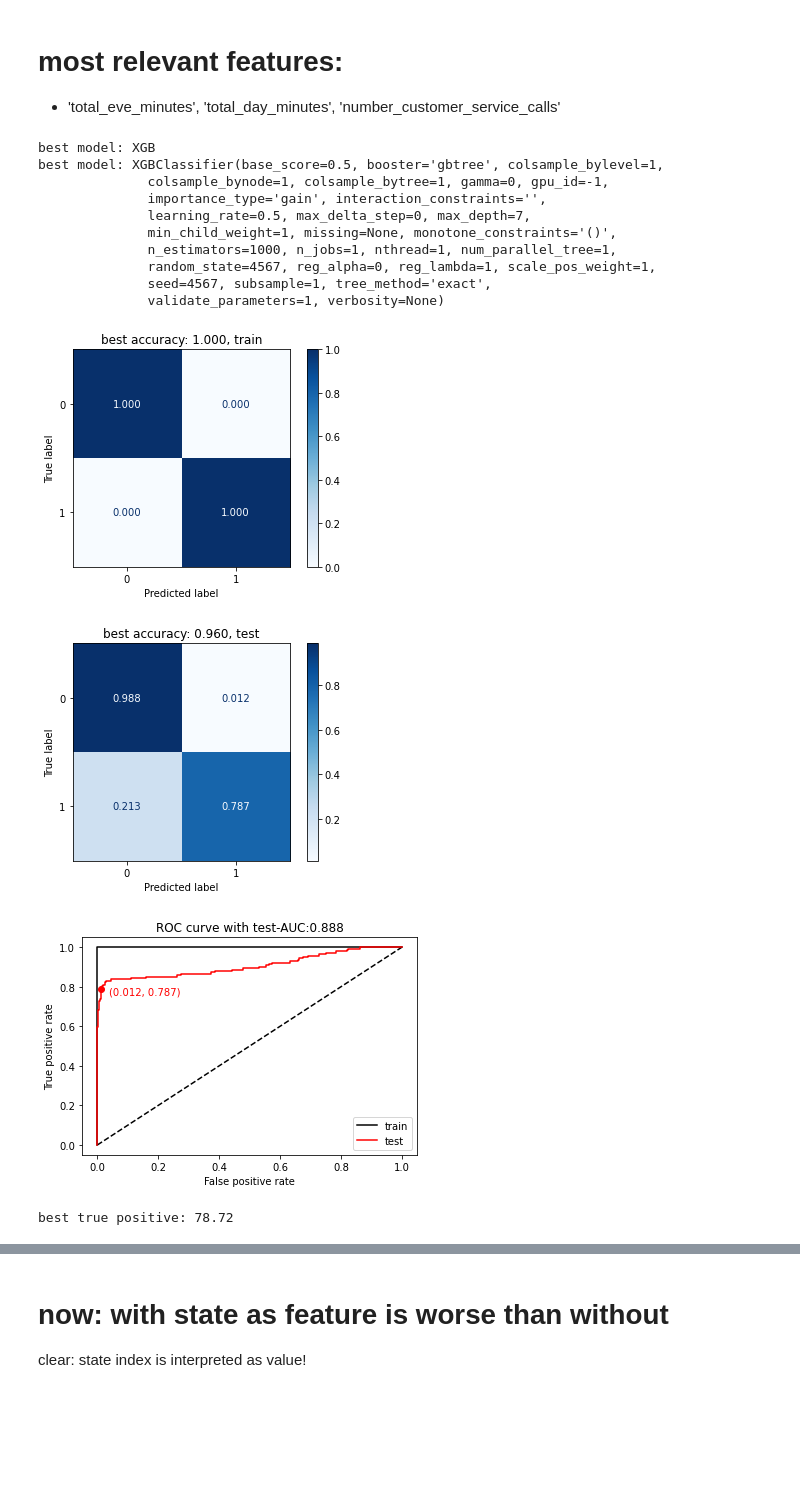
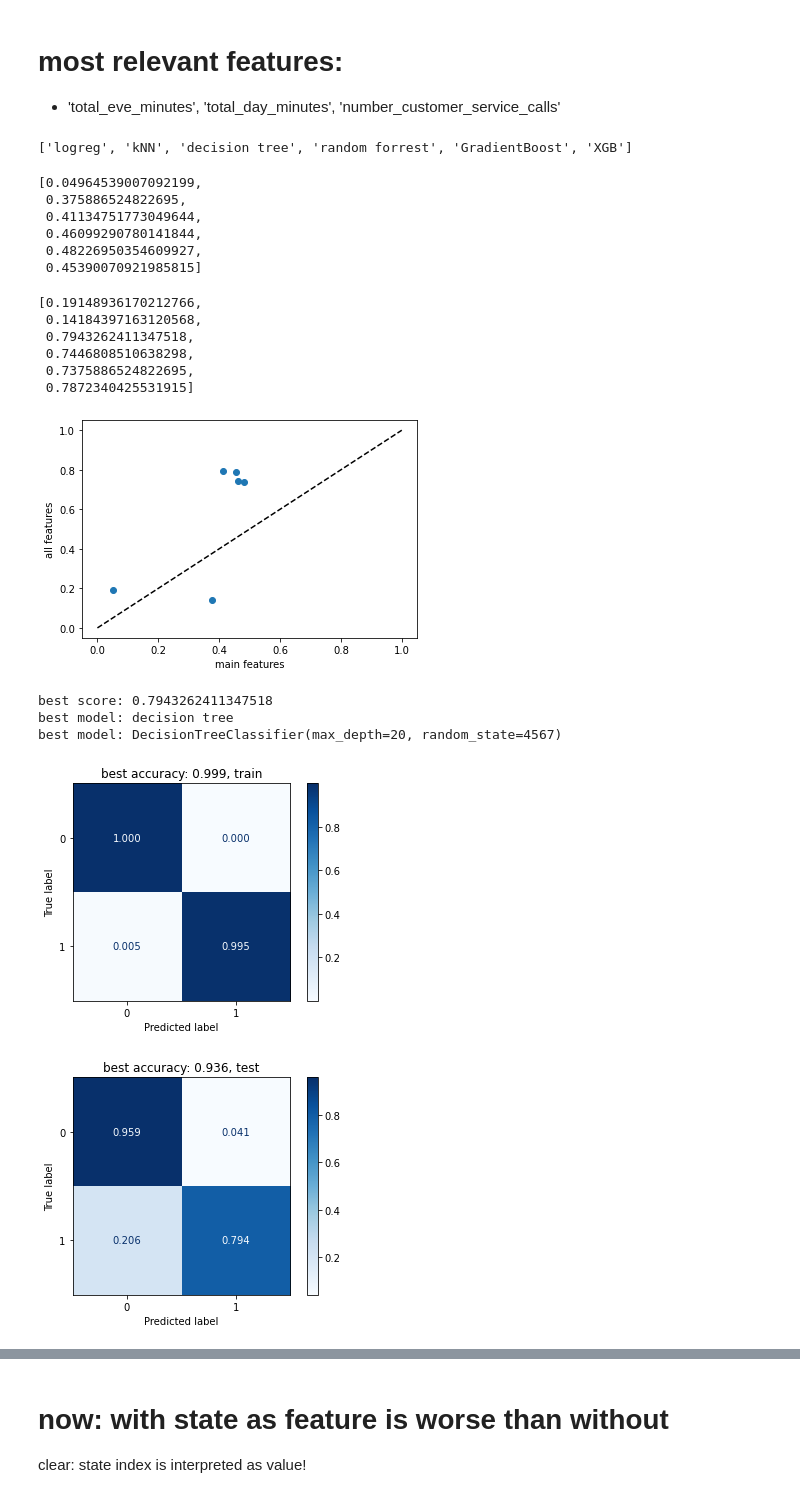
Before and after one commit to Parn1984/AIDA-Project-Team-C, a Jupyter notebook: modules/data_exploration/data_exploration.ipynb, the cells around one changed output, grey strips where cells are left out. Drawn from its saved outputs; the diff is of its cells as text; code cells hidden in the pictures; blank space fills up the shorter version.

Commit message:
add figures add neuronal networks trials in data_exploration file

```diff
--- a/modules/data_exploration/data_exploration.ipynb
+++ b/modules/data_exploration/data_exploration.ipynb
@@ -598,7 +602,7 @@ models = [
         KNeighborsClassifier(algorithm='auto', leaf_size=30, metric='minkowski',
                            metric_params=None, n_jobs=1, n_neighbors=22, p=2,
                            weights='uniform'),
-        DecisionTreeClassifier(max_depth = 22, random_state = random_state,  splitter = "best", criterion = "gini"),
+        DecisionTreeClassifier(max_depth = 20, random_state = random_state,  splitter = "best", criterion = "gini"),
         RandomForestClassifier(n_estimators = max_estimators, random_state = random_state,  max_depth = 22, criterion = "gini"),
         #MultinomialNB(),
         GradientBoostingClassifier(random_state=random_state),
@@ -609,42 +613,60 @@ models = [
                     reg_alpha=0, reg_lambda=1, scale_pos_weight=1, seed=None, subsample=1)
 
 ]
+# %%
+if 0:
+    for k in ['linear', 'poly', 'rbf', 'sigmoid']:
+        print(k)
+        m=SVC(C=1.0, kernel=k, probability=True, random_state=random_state)
+        my_fit_cm_roc(df, m, all_features,  target, plot=1, scale=True)
+if 0:
+    score_d=[]
+    for d in range(3, 11):
+        m=SVC(C=1.0, kernel='poly', degree=d, probability=True, random_state=random_state)
+        score_d.append( my_fit_cm_roc(df, m, all_features,  target, plot=0, scale=True))
+    print(score_d)
 # %%
 score_main=[]
 score_all =[]
 plot=0
-scale=False
+scale=True
 
 for m in models:
     score_main.append( my_fit_cm_roc(df, m, main_features, target, plot=plot, scale=scale ) )
     score_all.append(  my_fit_cm_roc(df, m, all_features,  target, plot=plot, scale=scale ) )
 
-if 0: # not needed anymore
+if 1: # not needed anymore
     display(modelnames)
     display(score_main)
     display(score_all)
     plt.plot([0., 1], [0., 1], 'k--')
     plt.scatter(score_main, score_all)
     plt.xlabel("main features")
     plt.ylabel("all features")
     plt.show()
 
+print(f"best score: {np.max(score_all)}")
 print(f"best model: {modelnames[ np.argmax(score_all) ]}")
 print(f"best model: {models[     np.argmax(score_all) ]}")
 m=models[ np.argmax(score_all) ]
 print(f"best true positive: {my_fit_cm_roc(df, m, all_features,  target, plot=1, scale=scale)*100:2.2f}")
 # %% [output]
-best model: XGB
-best model: XGBClassifier(base_score=0.5, booster='gbtree', colsample_bylevel=1,
-              colsample_bynode=1, colsample_bytree=1, gamma=0, gpu_id=-1,
-              importance_type='gain', interaction_constraints='',
-              learning_rate=0.5, max_delta_step=0, max_depth=7,
-              min_child_weight=1, missing=None, monotone_constraints='()',
-              n_estimators=1000, n_jobs=1, nthread=1, num_parallel_tree=1,
-              random_state=4567, reg_alpha=0, reg_lambda=1, scale_pos_weight=1,
-              seed=4567, subsample=1, tree_method='exact',
-              validate_parameters=1, verbosity=None)
+['logreg', 'kNN', 'decision tree', 'random forrest', 'GradientBoost', 'XGB']
+[0.04964539007092199,
+ 0.375886524822695,
+ 0.41134751773049644,
+ 0.46099290780141844,
+ 0.48226950354609927,
+ 0.45390070921985815]
+[0.19148936170212766,
+ 0.14184397163120568,
+ 0.7943262411347518,
+ 0.7446808510638298,
+ 0.7375886524822695,
+ 0.7872340425531915]
-[figure, old version]
+[figure, new version]
+best score: 0.7943262411347518
+best model: decision tree
+best model: DecisionTreeClassifier(max_depth=20, random_state=4567)
-[figure, old version]
+[figure, new version]
-[figure, old version]
+[figure, new version]
-best true positive: 78.72
```
Also changed, not shown: parts of 24 cells of this notebook, 41 other files.
